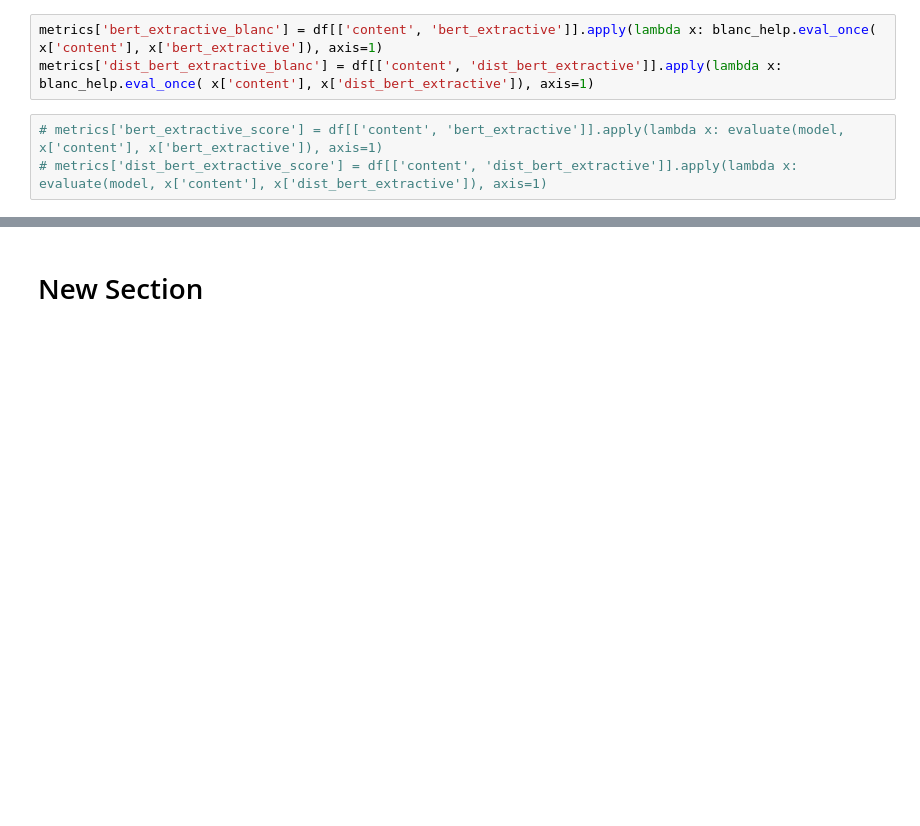
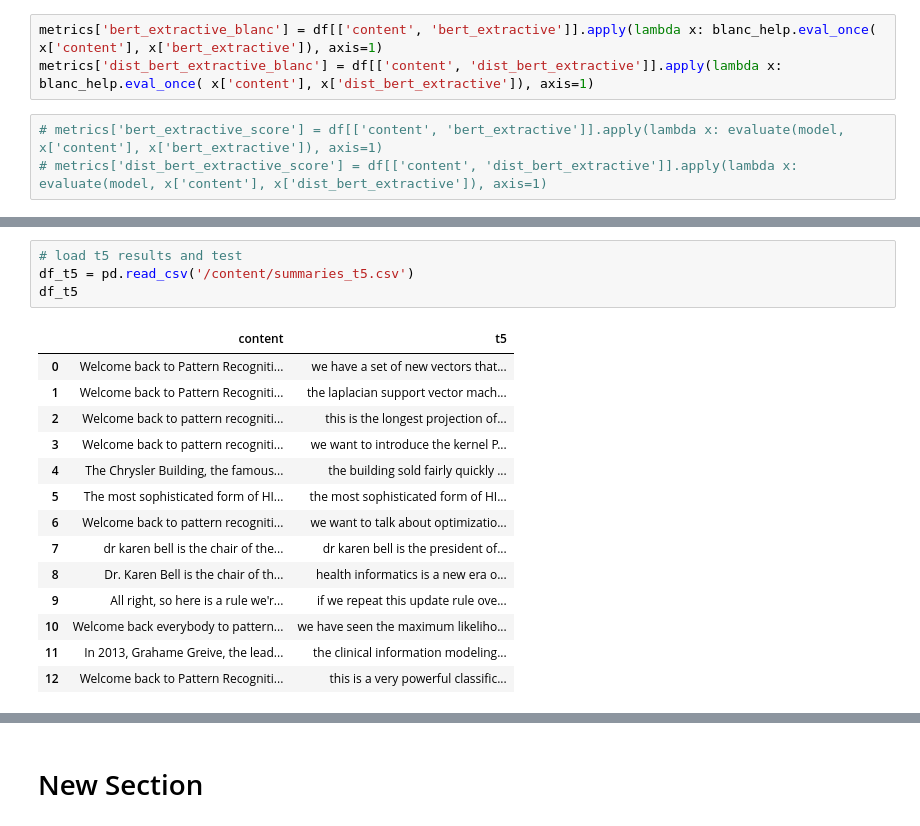
Before and after one commit to Elshan777/Text-Summarization-for-Lecture-Notes, a Jupyter notebook: Evaluate_Summaries.ipynb, the cells around one changed output, grey strips where cells are left out. Drawn from its saved outputs; the diff is of its cells as text; blank space fills up the shorter version.

```diff
--- a/Evaluate_Summaries.ipynb
+++ b/Evaluate_Summaries.ipynb
@@ -165,0 +183,19 @@ metrics.describe().to_csv('results_stats.csv', index=False)
+# %%
+# load t5 results and test
+df_t5 = pd.read_csv('/content/summaries_t5.csv')
+df_t5
+# %% [output]
+|  | content | t5 |
+| 0 | Welcome back to Pattern Recogniti... | we have a set of new vectors that... |
+| 1 | Welcome back to Pattern Recogniti... | the laplacian support vector mach... |
+| 2 | Welcome back to pattern recogniti... | this is the longest projection of... |
+| 3 | Welcome back to pattern recogniti... | we want to introduce the kernel P... |
+| 4 | The Chrysler Building, the famous... | the building sold fairly quickly ... |
+| 5 | The most sophisticated form of HI... | the most sophisticated form of HI... |
+| 6 | Welcome back to pattern recogniti... | we want to talk about optimizatio... |
+| 7 | dr karen bell is the chair of the... | dr karen bell is the president of... |
+| 8 | Dr. Karen Bell is the chair of th... | health informatics is a new era o... |
+| 9 | All right, so here is a rule we'r... | if we repeat this update rule ove... |
+| 10 | Welcome back everybody to pattern... | we have seen the maximum likeliho... |
+| 11 | In 2013, Grahame Greive, the lead... | the clinical information modeling... |
+| 12 | Welcome back to Pattern Recogniti... | this is a very powerful classific... |
```
Also changed, not shown: parts of 13 cells of this notebook.
